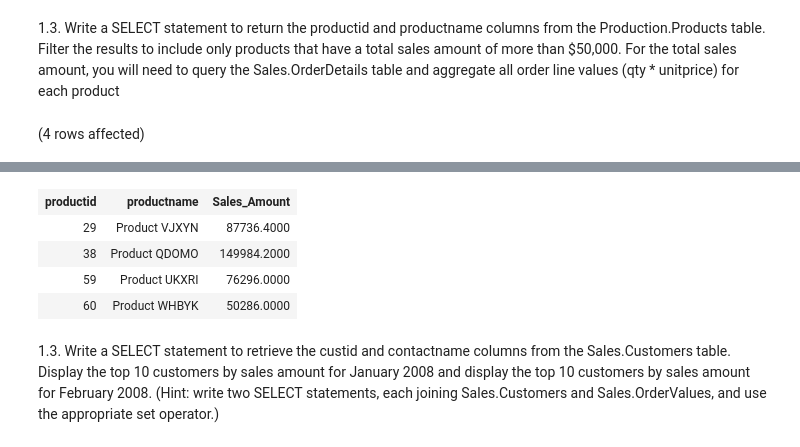
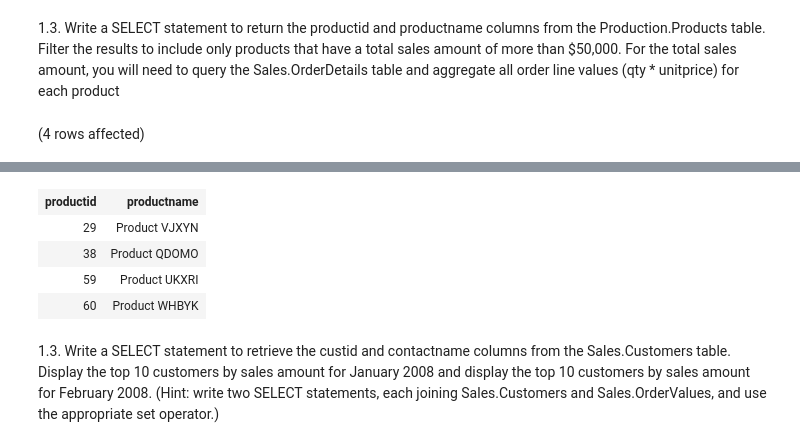
Before and after one commit to FranH20/LaboratorioBDII_02, a Jupyter notebook: Laboratorio N° 02.ipynb, the cells around one changed output, grey strips where cells are left out. Saved outputs shown, nothing was run; the diff lists cells and outputs as text; code cells hidden in the pictures.

```diff
--- a/Laboratorio N° 02.ipynb
+++ b/Laboratorio N° 02.ipynb
@@ -32,17 +32,10 @@ Total execution time: 00:00:01.596
 1.3. Write a SELECT statement to return the productid and productname columns from the Production.Products table. Filter the results to include only products that have a total sales amount of more than $50,000. For the total sales amount, you will need to query the Sales.OrderDetails table and aggregate all order line values (qty * unitprice) for each product
 # %%
 SELECT
-    c.productid,
-    c.productname,
-    c.Sales_Amount
-FROM
-(
-    SELECT
-	S.productid,P.productname, SUM(S.qty*S.unitprice) AS Sales_Amount
-	FROM Sales.OrderDetails AS S
-	INNER JOIN Production.Products AS P ON S.productid = P.productid
-	GROUP BY S.productid,P.productname
-) AS c
-WHERE c.Sales_Amount > 50000
+    d.productid, p.productname
+FROM Sales.OrderDetails d
+INNER JOIN Production.Products p ON p.productid = d.productid
+GROUP BY d.productid, p.productname
+HAVING SUM(d.qty * d.unitprice) > 50000
 # %% [output]
 (4 rows affected)
@@ -50,7 +43,7 @@ Total execution time: 00:00:00.013
-| productid | productname | Sales_Amount |
-| 29 | Product VJXYN | 87736.4000 |
-| 38 | Product QDOMO | 149984.2000 |
-| 59 | Product UKXRI | 76296.0000 |
-| 60 | Product WHBYK | 50286.0000 |
+| productid | productname |
+| 29 | Product VJXYN |
+| 38 | Product QDOMO |
+| 59 | Product UKXRI |
+| 60 | Product WHBYK |
 # %% [markdown]
 1.3. Write a SELECT statement to retrieve the custid and contactname columns from the Sales.Customers table. Display the top 10 customers by sales amount for January 2008 and display the top 10 customers by sales amount for February 2008. (Hint: write two SELECT statements, each  joining Sales.Customers and Sales.OrderValues, and use the appropriate set operator.)
```
Also changed, not shown: parts of 14 cells of this notebook.
